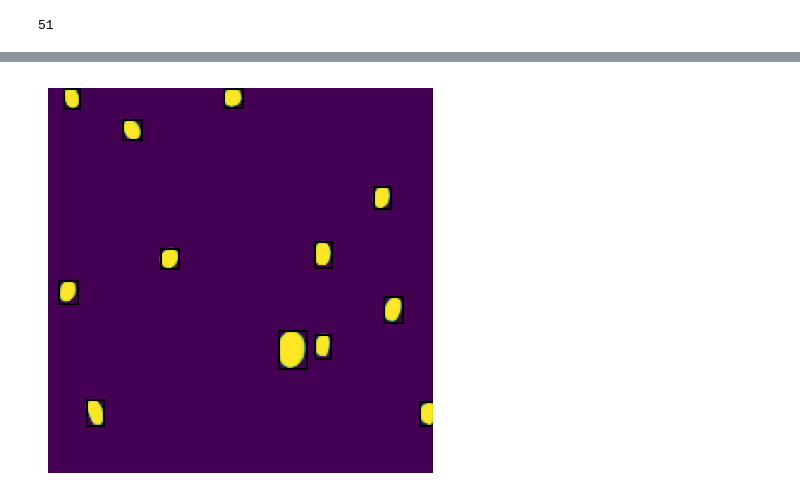
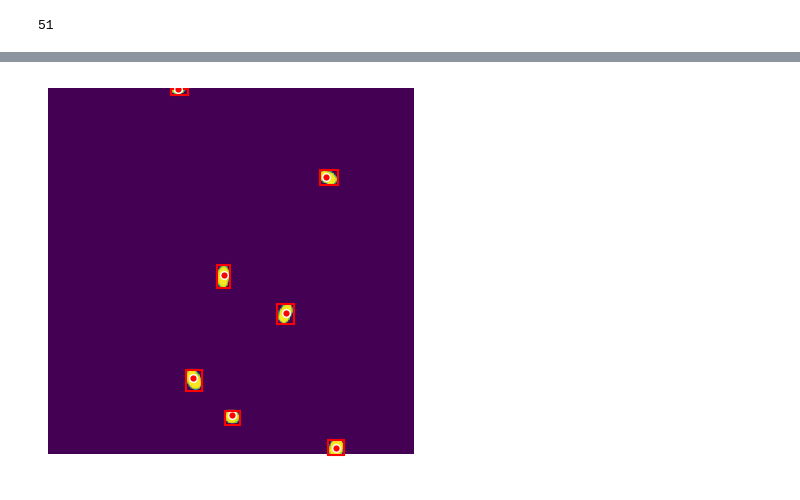
Before and after one commit to Kit115/SegmentationBasedCellClassification, a Jupyter notebook: test.ipynb, the cells around one changed output, grey strips where cells are left out. Cells and saved outputs as stored; diff of their text form; code cells hidden in the pictures.

```diff
--- a/test.ipynb
+++ b/test.ipynb
@@ -29,7 +29,7 @@ len(dataset)
 # %% [output]
 51
 # %%
-image, class_map, mask_list = dataset[5]
+image, class_map, mask_list = dataset[32]
 # %%
 plot_image(image)
 # %% [output]
@@ -40,3 +37,3 @@ class_predictions = run_classification(image, keypoints)
 # %%
-segmentation_map, bboxes, keypoints = run_segmentation(image, min_confidence=0.6, nms_radius=12)
-keypoints = [(x / 224., y / 224.) for x, y in keypoints]
+segmentation_map, keypoints, extra = run_segmentation(image, threshold=0.95, method="maxima_extraction")
+class_predictions = run_classification(image, keypoints)
@@ -43,4 +44,4 @@ keypoints = [(x / 224., y / 224.) for x, y in keypoints]
 # %%
-show_heatmap_with_boxes(segmentation_map.unsqueeze(0), bboxes)
+show_heatmap_with_boxes_and_keypoints(segmentation_map.unsqueeze(0), bboxes, keypoints)
 # %% [output]
-[figure, old version]
+[figure, new version]
```
Also changed, not shown: parts of 12 cells of this notebook, 14 other files.
